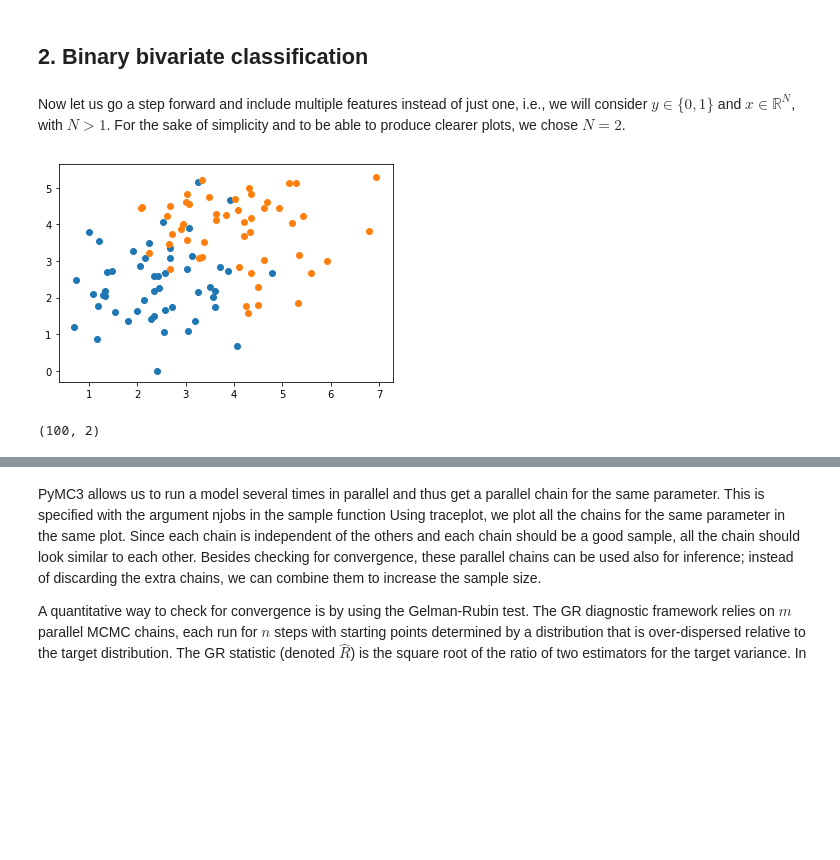
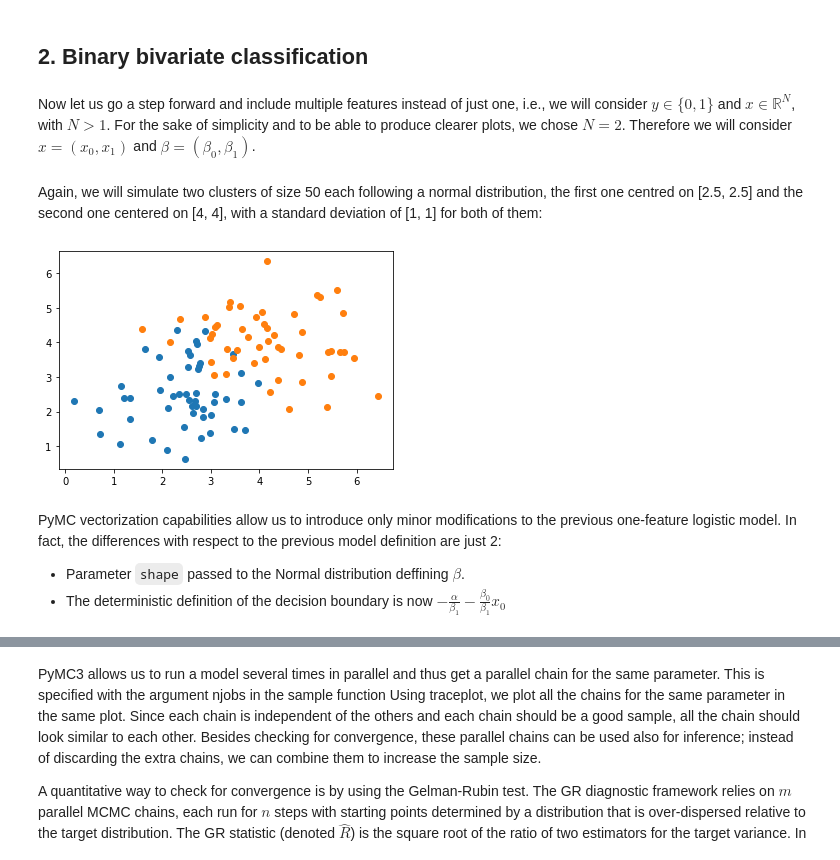
Before and after one commit to claudia-hm/BSPP, a Jupyter notebook: Project/submission/Logistic regression with pymc.ipynb, the cells around one changed output, grey strips where cells are left out. Drawn from its saved outputs; the diff is of its cells as text; code cells hidden in the pictures; blank space fills up the shorter version.

```diff
--- a/Project/submission/Logistic regression with pymc.ipynb
+++ b/Project/submission/Logistic regression with pymc.ipynb
@@ -138,16 +149,18 @@ Where the fitted sigmoid function is the blue line and decision boundary is the
 # %% [markdown]
 ## 2. Binary bivariate classification
 # %% [markdown]
-Now let us go a step forward and include multiple features instead of just one, i.e., we will consider $y \in \{0,1\}$ and $x \in \mathbb R^N$, with $N>1$. For the sake of simplicity and to be able to produce clearer plots, we chose $N=2$.
+Now let us go a step forward and include multiple features instead of just one, i.e., we will consider $y \in \{0,1\}$ and $x \in \mathbb R^N$, with $N>1$. For the sake of simplicity and to be able to produce clearer plots, we chose $N=2$. Therefore we will consider $x=(x_0, x_1)$ and $\beta=(\beta_0, \beta_1)$.
 # %%
 N = 50
 K=2 #dimensions of our data
+# %% [markdown]
+Again, we will simulate two clusters of size 50 each following a normal distribution, the first one centred on [2.5, 2.5] and the second one centered on [4, 4], with a standard deviation of [1, 1] for both of them:
 # %%
 x1 = np.random.normal([2.5,2.5],[1,1], [N,2])
-x2 = np.random.normal([4,4],[1,1], [50,2])
+x2 = np.random.normal([4,4],[1,1], [N,2])
 plt.scatter(x1[:,0], x1[:,1])
 plt.scatter(x2[:,0], x2[:,1])
 plt.show()
 # %% [output]
-[figure, old version]
+[figure, new version]
 # %%
@@ -156,5 +169,5 @@ y_0 = np.concatenate([np.zeros(N), np.ones(N)]).astype(int)
-# %%
-x_0.shape
-# %% [output]
-(100, 2)
+# %% [markdown]
+PyMC vectorization capabilities allow us to introduce only minor modifications to the previous one-feature logistic model. In fact, the differences with respect to the previous model definition are just 2:
+- Parameter `shape` passed to the Normal distribution deffining $\beta$.
+- The deterministic definition of the decision boundary is now $-\frac{\alpha}{\beta_1} - \frac{\beta_0}{\beta_1}x_0$
 # %%
```
Also changed, not shown: parts of 20 cells of this notebook.
